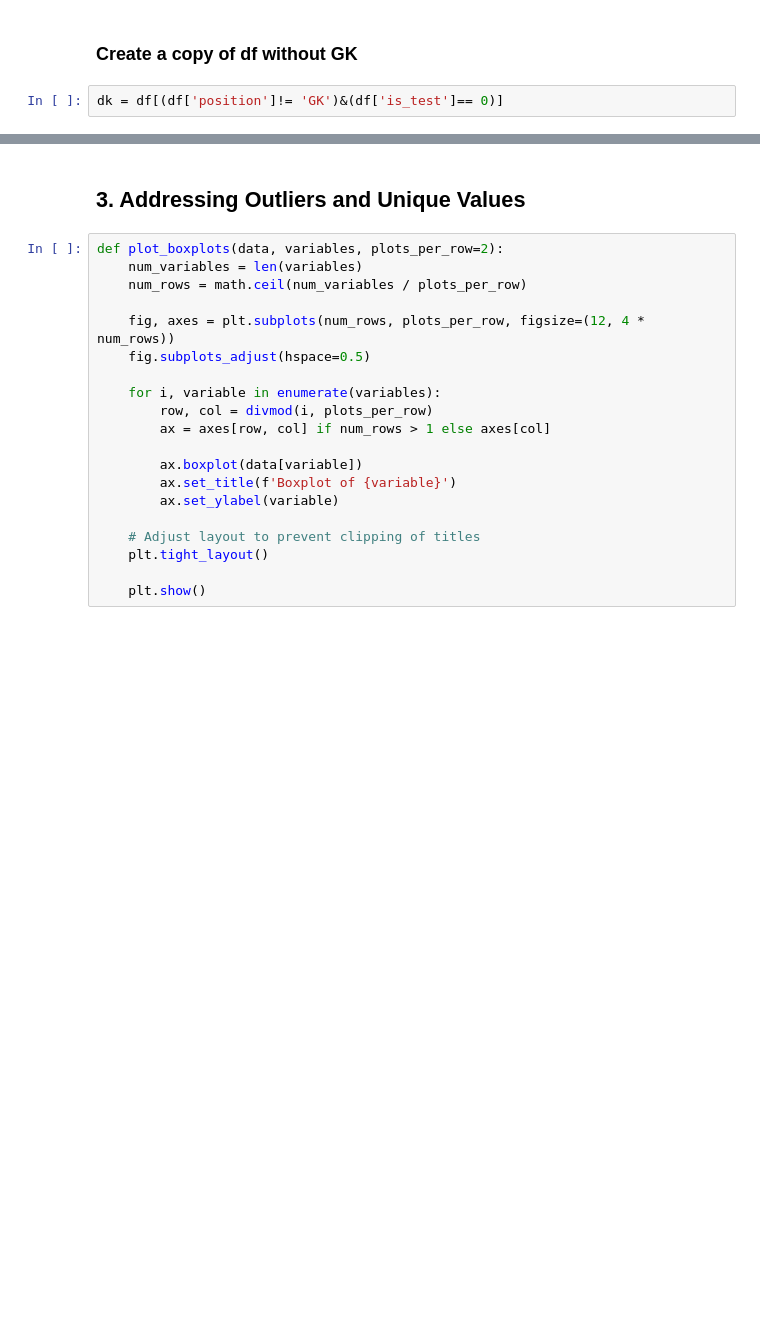
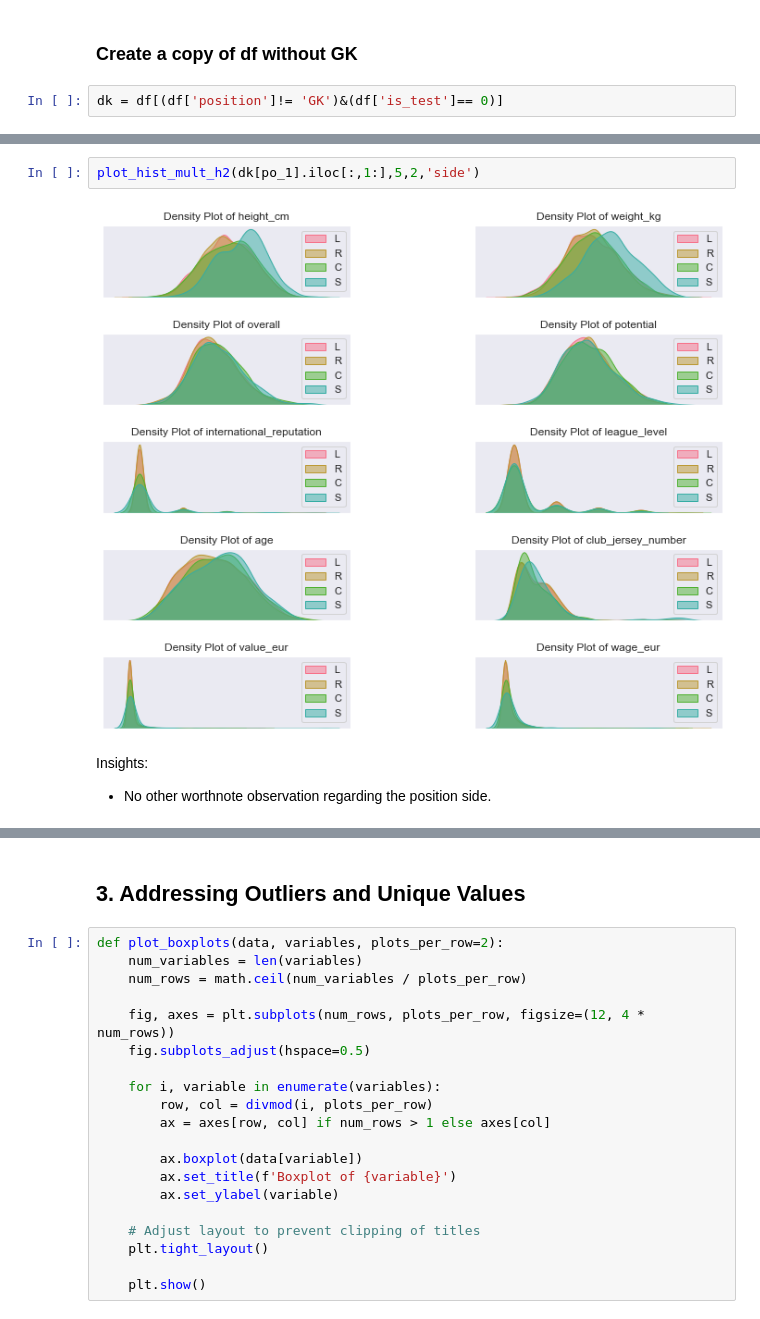
Before and after one commit to mgallon235/ml_football, a Jupyter notebook: Ciutat_Vella_Football_Final.ipynb, the cells around one changed output, grey strips where cells are left out. Cells and saved outputs as stored; diff of their text form; blank space fills up the shorter version.

```diff
--- a/Ciutat_Vella_Football_Final.ipynb
+++ b/Ciutat_Vella_Football_Final.ipynb
@@ -454,0 +546,7 @@ The variable player_traits will be looked at further in the Addressing Outliers
+# %%
+plot_hist_mult_h2(dk[po_1].iloc[:,1:],5,2,'side')
+# %% [output]
+[figure, added]
+# %% [markdown]
+Insights:
+- No other worthnote observation regarding the position side.
```
Also changed, not shown: parts of 88 cells of this notebook.
